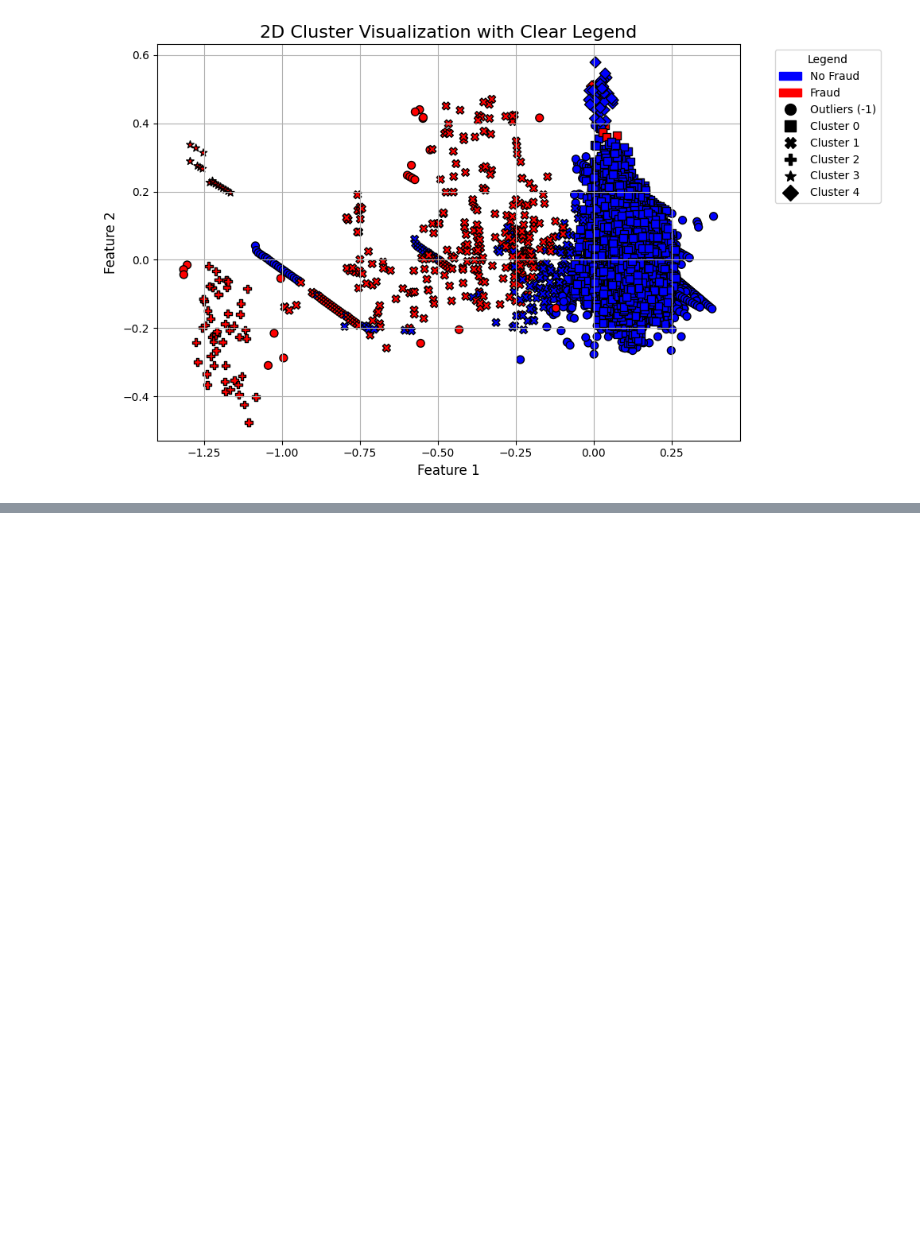
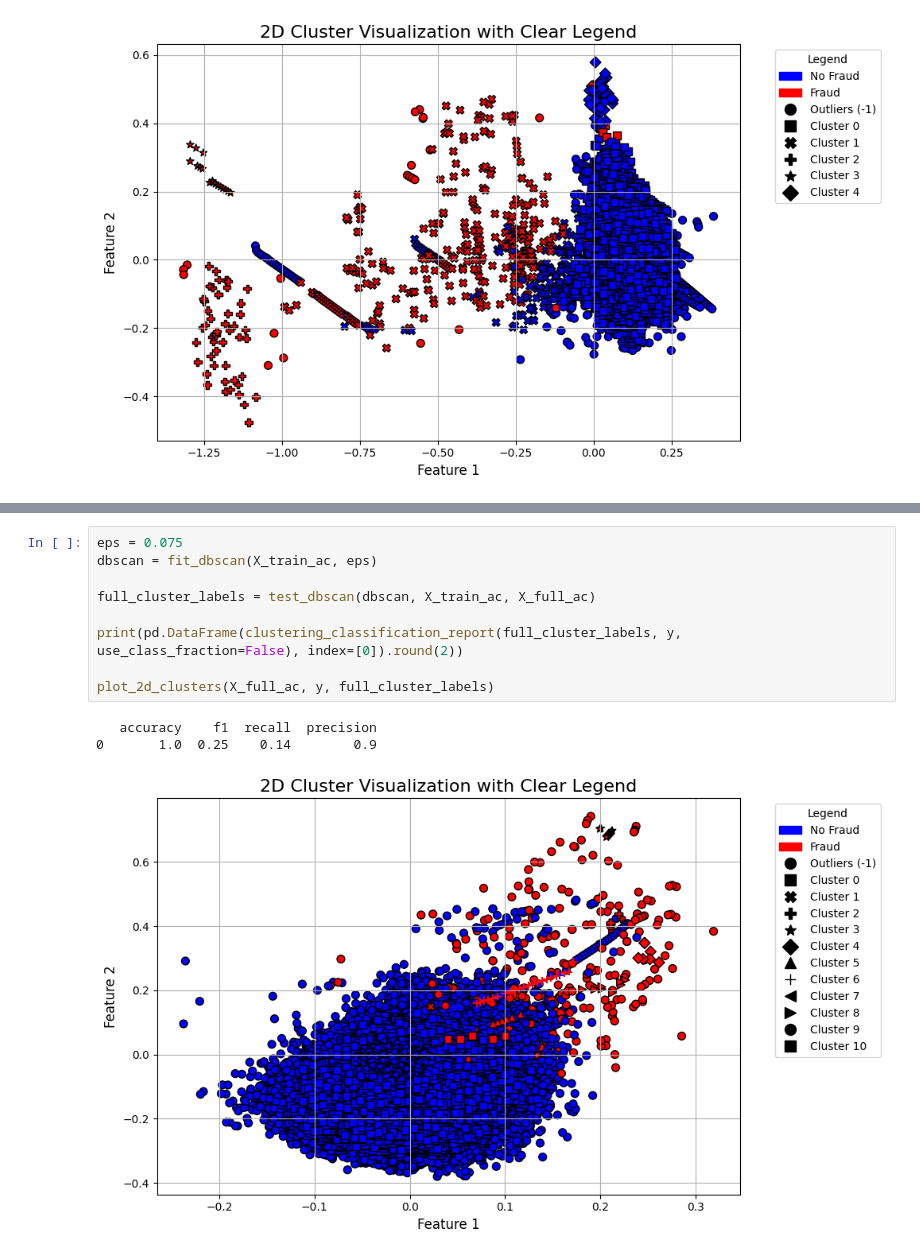
Before and after one commit to Mads-Ringsted/fraud-detection, a Jupyter notebook: classifier.ipynb, the cells around one changed output, grey strips where cells are left out. Cells and saved outputs as stored; diff of their text form; blank space fills up the shorter version.

```diff
--- a/classifier.ipynb
+++ b/classifier.ipynb
@@ -436,0 +276,13 @@ plot_2d_clusters(X_full_pca, y, full_cluster_labels)
+# %%
+eps = 0.075
+dbscan = fit_dbscan(X_train_ac, eps)
+
+full_cluster_labels = test_dbscan(dbscan, X_train_ac, X_full_ac)
+
+print(pd.DataFrame(clustering_classification_report(full_cluster_labels, y, use_class_fraction=False), index=[0]).round(2))
+
+plot_2d_clusters(X_full_ac, y, full_cluster_labels)
+# %% [output]
+   accuracy    f1  recall  precision
+0       1.0  0.25    0.14        0.9
+[figure, added]
```
Also changed, not shown: parts of 19 cells of this notebook, 6 other files.
